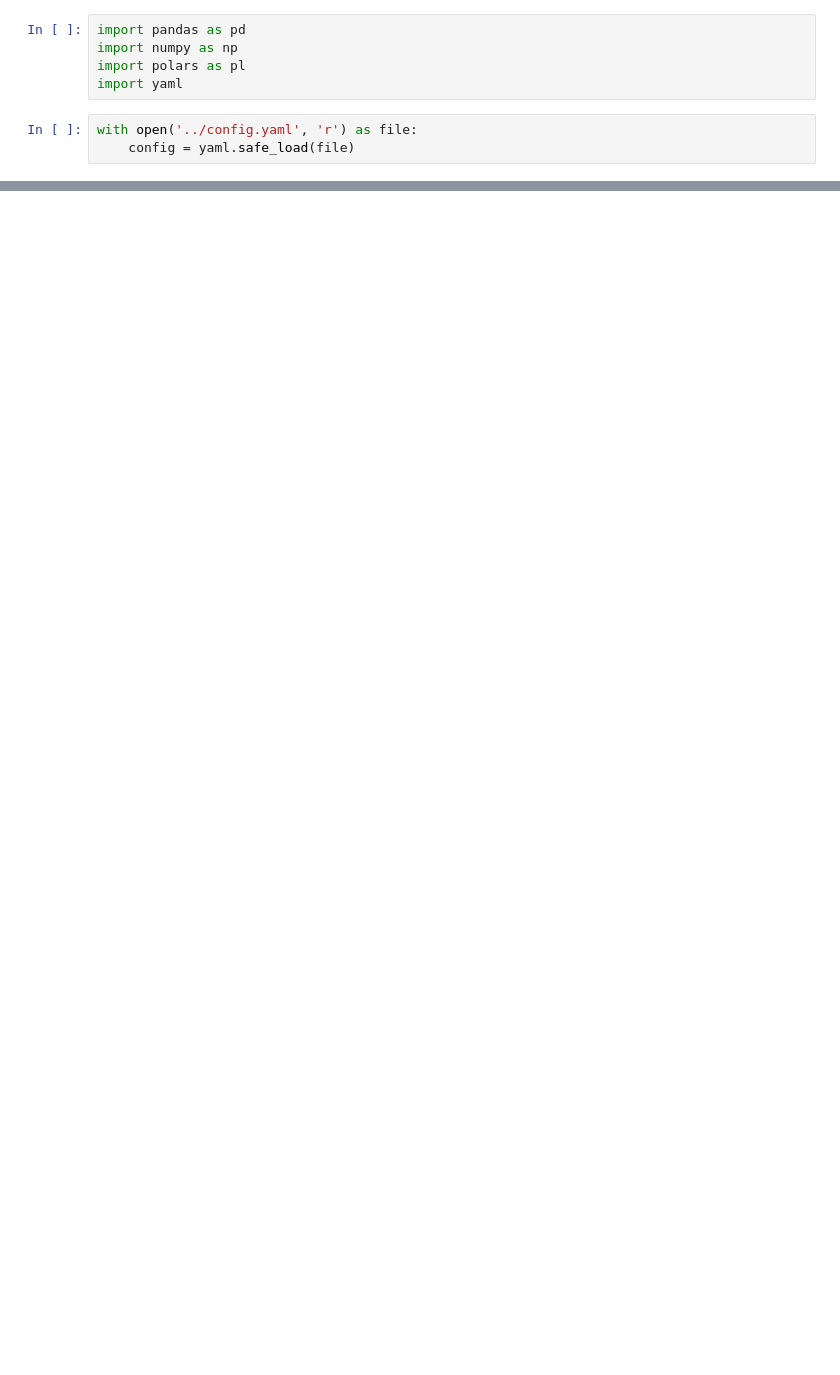
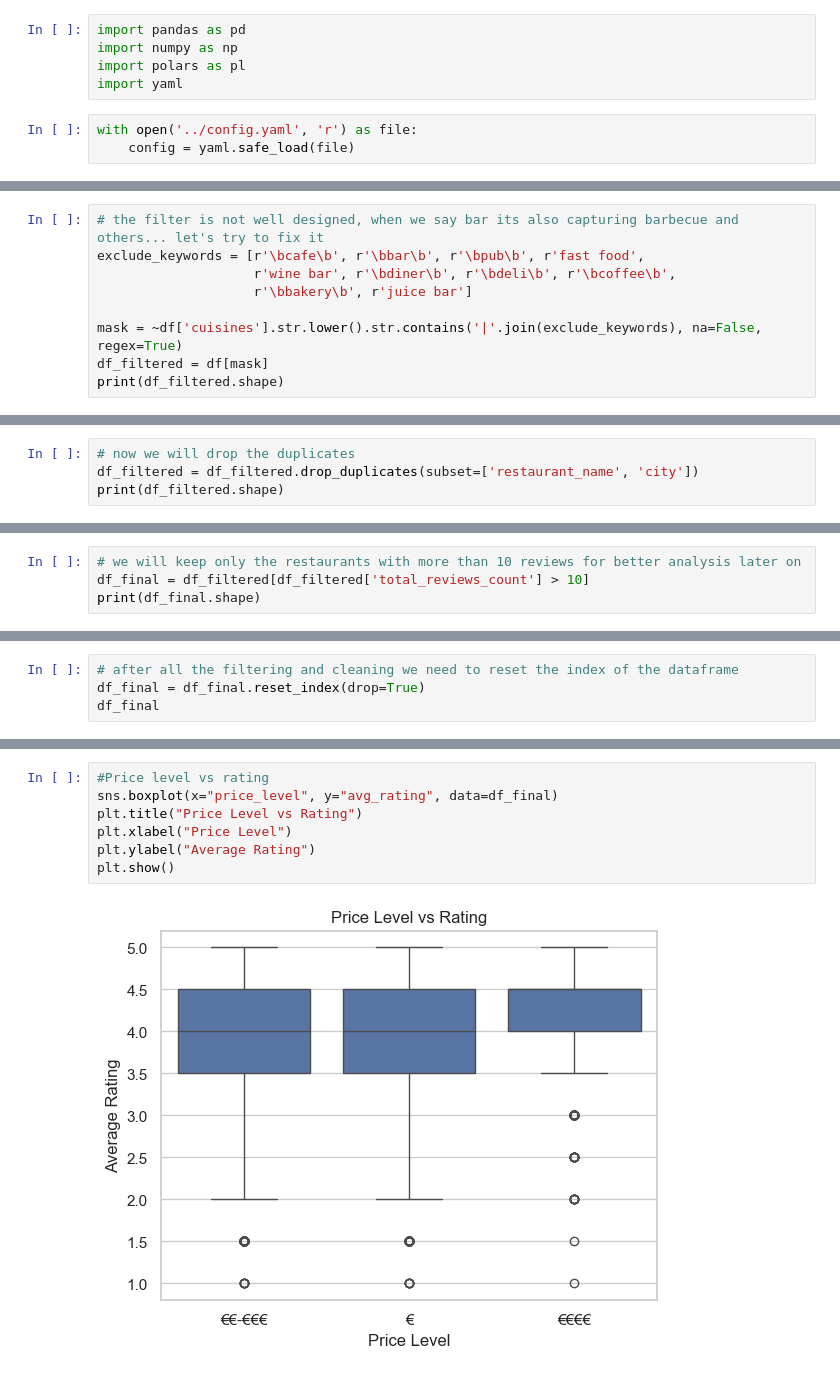
Before and after one commit to AlexMateu21/Final-Project, a Jupyter notebook: notebooks/EDA.ipynb, the cells around one changed output, grey strips where cells are left out. Cells and saved outputs as stored; diff of their text form; blank space fills up the shorter version.

Commit message:
EDA 1sts graphs conclusions

```diff
--- a/notebooks/EDA.ipynb
+++ b/notebooks/EDA.ipynb
@@ -136,0 +214,9 @@ shape: (1, 42)
+# %%
+# the filter is not well designed, when we say bar its also capturing barbecue and others... let's try to fix it
+exclude_keywords = [r'\bcafe\b', r'\bbar\b', r'\bpub\b', r'fast food',
+                    r'wine bar', r'\bdiner\b', r'\bdeli\b', r'\bcoffee\b',
+                    r'\bbakery\b', r'juice bar']
+
+mask = ~df['cuisines'].str.lower().str.contains('|'.join(exclude_keywords), na=False, regex=True)
+df_filtered = df[mask]
+print(df_filtered.shape)
@@ -136,0 +253,4 @@ shape: (1, 42)
+# %%
+# now we will drop the duplicates
+df_filtered = df_filtered.drop_duplicates(subset=['restaurant_name', 'city'])
+print(df_filtered.shape)
@@ -136,0 +288,4 @@ shape: (1, 42)
+# %%
+# we will keep only the restaurants with more than 10 reviews for better analysis later on
+df_final = df_filtered[df_filtered['total_reviews_count'] > 10]
+print(df_final.shape)
@@ -136,0 +309,4 @@ shape: (1, 42)
+# %%
+# after all the filtering and cleaning we need to reset the index of the dataframe
+df_final = df_final.reset_index(drop=True)
+df_final
@@ -136,0 +392,9 @@ shape: (1, 42)
+# %%
+#Price level vs rating
+sns.boxplot(x="price_level", y="avg_rating", data=df_final)
+plt.title("Price Level vs Rating")
+plt.xlabel("Price Level")
+plt.ylabel("Average Rating")
+plt.show()
+# %% [output]
+[figure, added]
```
Also changed, not shown: parts of 52 cells of this notebook.
